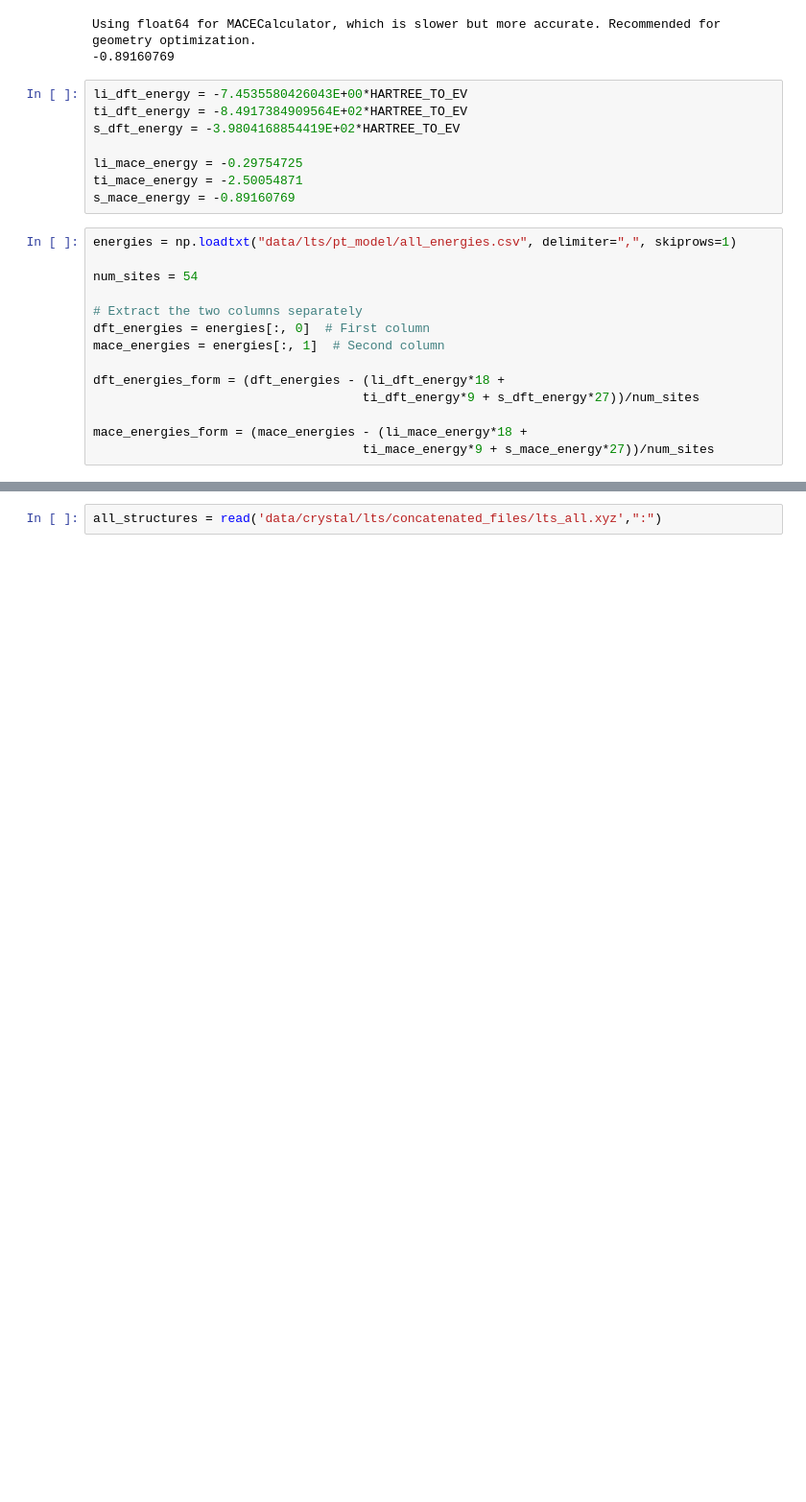
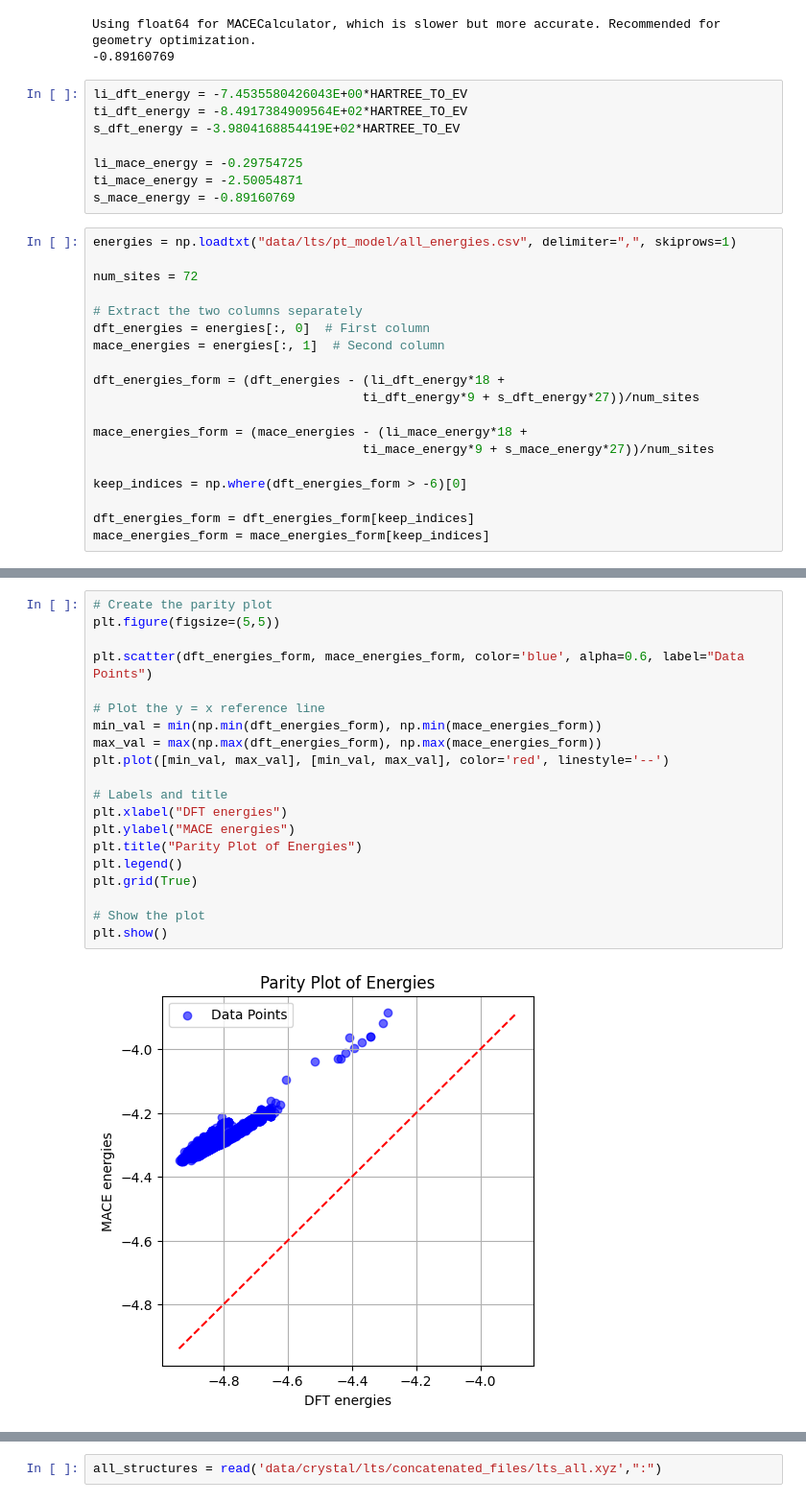
Before and after one commit to cmc-ucl/mace_benchmark, a Jupyter notebook: test_pt_model.ipynb, the cells around one changed output, grey strips where cells are left out. Shown: that part at 96% size. Cells and saved outputs as stored; diff of their text form; blank space fills up the shorter version.

```diff
--- a/test_pt_model.ipynb
+++ b/test_pt_model.ipynb
@@ -356,7 +361,7 @@ s_mace_energy = -0.89160769
 # %%
 energies = np.loadtxt("data/lts/pt_model/all_energies.csv", delimiter=",", skiprows=1)
 
-num_sites = 54
+num_sites = 72
 
 # Extract the two columns separately
 dft_energies = energies[:, 0]  # First column
@@ -367,3 +372,8 @@ dft_energies_form = (dft_energies - (li_dft_energy*18 +
 
 mace_energies_form = (mace_energies - (li_mace_energy*18 +
                                     ti_mace_energy*9 + s_mace_energy*27))/num_sites
+
+keep_indices = np.where(dft_energies_form > -6)[0]
+
+dft_energies_form = dft_energies_form[keep_indices]
+mace_energies_form = mace_energies_form[keep_indices]
@@ -377,0 +400,22 @@ Max Percentage Error: 99.91605747238552 %
+# %%
+# Create the parity plot
+plt.figure(figsize=(5,5))
+
+plt.scatter(dft_energies_form, mace_energies_form, color='blue', alpha=0.6, label="Data Points")
+
+# Plot the y = x reference line
+min_val = min(np.min(dft_energies_form), np.min(mace_energies_form))
+max_val = max(np.max(dft_energies_form), np.max(mace_energies_form))
+plt.plot([min_val, max_val], [min_val, max_val], color='red', linestyle='--')
+
+# Labels and title
+plt.xlabel("DFT energies")
+plt.ylabel("MACE energies")
+plt.title("Parity Plot of Energies")
+plt.legend()
+plt.grid(True)
+
+# Show the plot
+plt.show()
+# %% [output]
+[figure, added]
```
Also changed, not shown: parts of 45 cells of this notebook.
